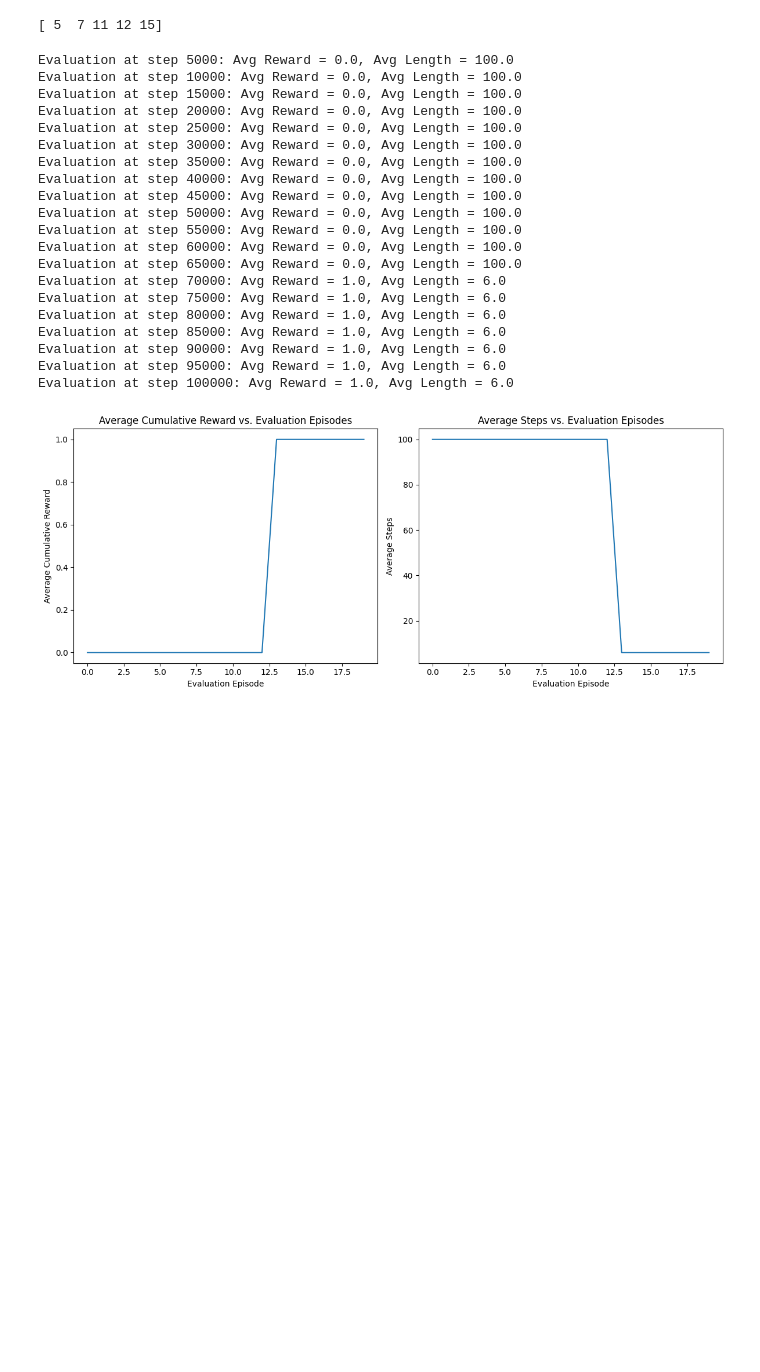
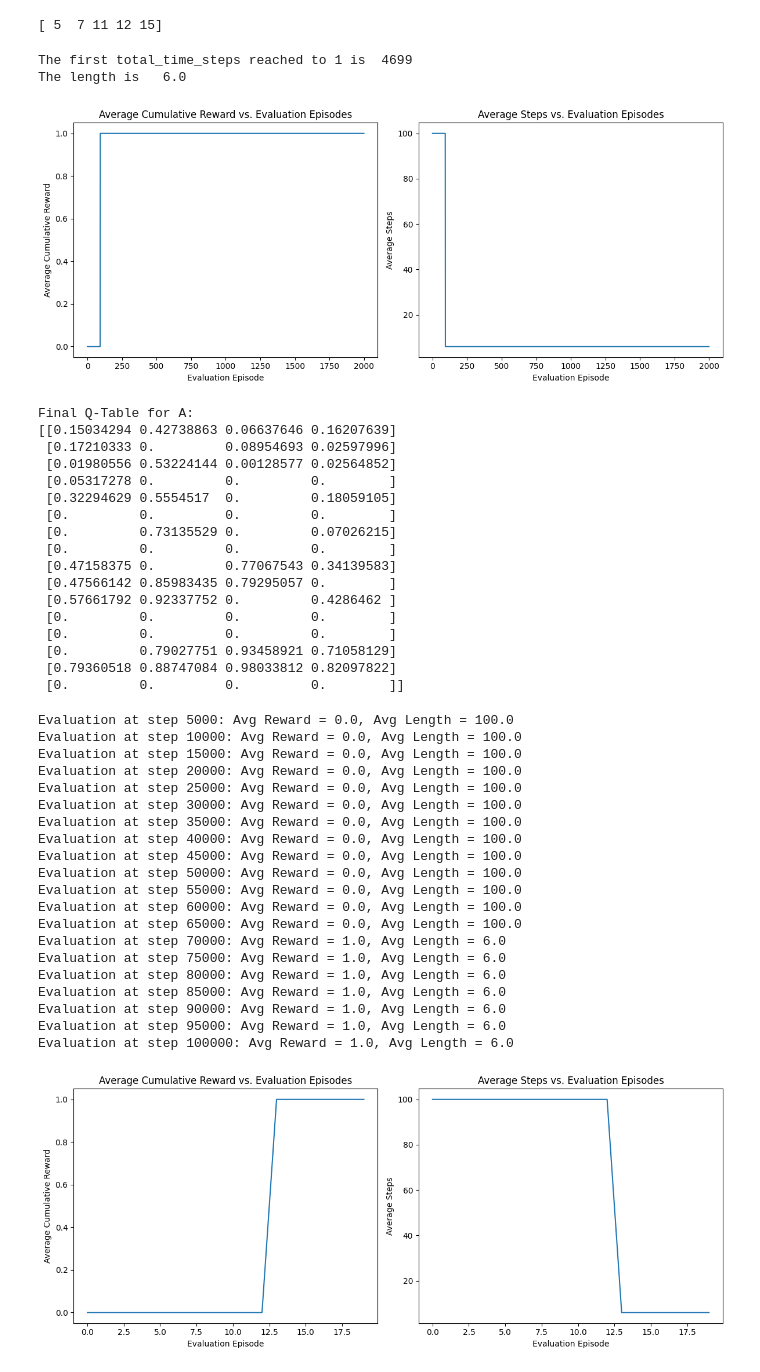
Before and after one commit to mahtabbm/RL_playground, a Jupyter notebook: hybrids.ipynb, the cells around one changed output. Saved outputs shown, nothing was run; the diff lists cells and outputs as text; code cells hidden in the pictures; blank space fills up the shorter version.

```diff
--- a/hybrids.ipynb
+++ b/hybrids.ipynb
@@ -77,7 +77,7 @@ def initialize_Q_values(state_space, action_space):
     Q_B[-1, :] = 0
     return Q_A, Q_B
 
-def edited_speedy_double_q_learning(env, epsilon=1, min_epsilon=0.1, epsilon_decay=0.9999, T=100000, gamma=0.99, eval_interval=1000, eval_episodes=1):
+def edited_speedy_double_q_learning(env, epsilon=1, min_epsilon=0.1, epsilon_decay=0.9999, T=100000, gamma=0.99, eval_interval=50, eval_episodes=1):
     state_space = env.observation_space.n
     action_space = env.action_space.n
 
@@ -102,6 +102,7 @@ def edited_speedy_double_q_learning(env, epsilon=1, min_epsilon=0.1, epsilon_dec
     mask = np.ones(len(N_A), dtype=bool)
     mask[hole_indeces] = False
 
+    first = True
     while t <= T:
         if np.random.rand() < epsilon:
             action = env.action_space.sample()
@@ -136,34 +137,59 @@ def edited_speedy_double_q_learning(env, epsilon=1, min_epsilon=0.1, epsilon_dec
             N_B[state, action] += 1
 
         state = next_state
 
         # Update counters and learning rates if needed
         if np.min(N_A[mask]) > 0:
             k_A += 1
             alpha_A = 1 / (k_A + 1)
             N_A.fill(0)  # Reset visit counts for A
         if np.min(N_B[mask]) > 0:
             k_B += 1
             alpha_B = 1 / (k_B + 1)
             N_B.fill(0)  # Reset visit counts for B
 
         if (t + 1) % eval_interval == 0:
             avg_reward, avg_length = evaluate_policy(env, (Q_A + Q_B) / 2, eval_episodes)
+            if first and avg_reward:
+                first = False
+                print("The first total_time_steps reached to 1 is ", t)
+                print("The length is  ", avg_length)
             evaluation_rewards.append(avg_reward)
             evaluation_lengths.append(avg_length)
             evaluation_steps.append(t + 1)
-            print(f"Evaluation at step {t + 1}: Avg Reward = {avg_reward}, Avg Length = {avg_length}")
+            # print(f"Evaluation at step {t + 1}: Avg Reward = {avg_reward}, Avg Length = {avg_length}")
         epsilon = max(min_epsilon, epsilon * epsilon_decay)  # Reduce epsilon
         t += 1
         if done:
             state = env.reset()[0]
     plot_metrics(evaluation_rewards, evaluation_lengths)
     return Q_A
 
 
 Q_final = edited_speedy_double_q_learning(env)
 print("Final Q-Table for A:")
 print(Q_final)
+# %% [output]
+The first total_time_steps reached to 1 is  4699
+The length is   6.0
+[figure, added]
+Final Q-Table for A:
+[[0.15034294 0.42738863 0.06637646 0.16207639]
+ [0.17210333 0.         0.08954693 0.02597996]
+ [0.01980556 0.53224144 0.00128577 0.02564852]
+ [0.05317278 0.         0.         0.        ]
+ [0.32294629 0.5554517  0.         0.18059105]
+ [0.         0.         0.         0.        ]
+ [0.         0.73135529 0.         0.07026215]
+ [0.         0.         0.         0.        ]
+ [0.47158375 0.         0.77067543 0.34139583]
+ [0.47566142 0.85983435 0.79295057 0.        ]
+ [0.57661792 0.92337752 0.         0.4286462 ]
+ [0.         0.         0.         0.        ]
+ [0.         0.         0.         0.        ]
+ [0.         0.79027751 0.93458921 0.71058129]
+ [0.79360518 0.88747084 0.98033812 0.82097822]
+ [0.         0.         0.         0.        ]]
 # %%
 Q_final = edited_speedy_double_q_learning(env)
 print("Final Q-Table for A:")
```
Also changed, not shown: 1 other file.
